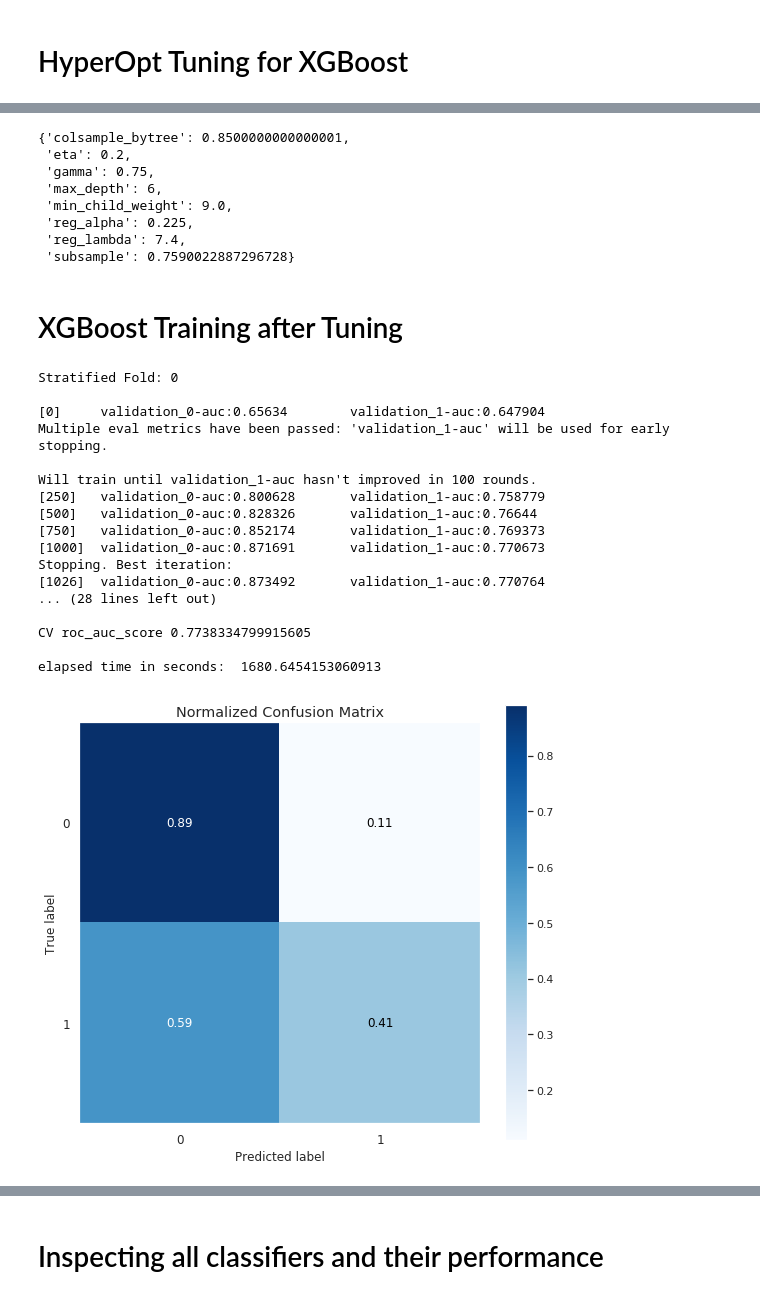
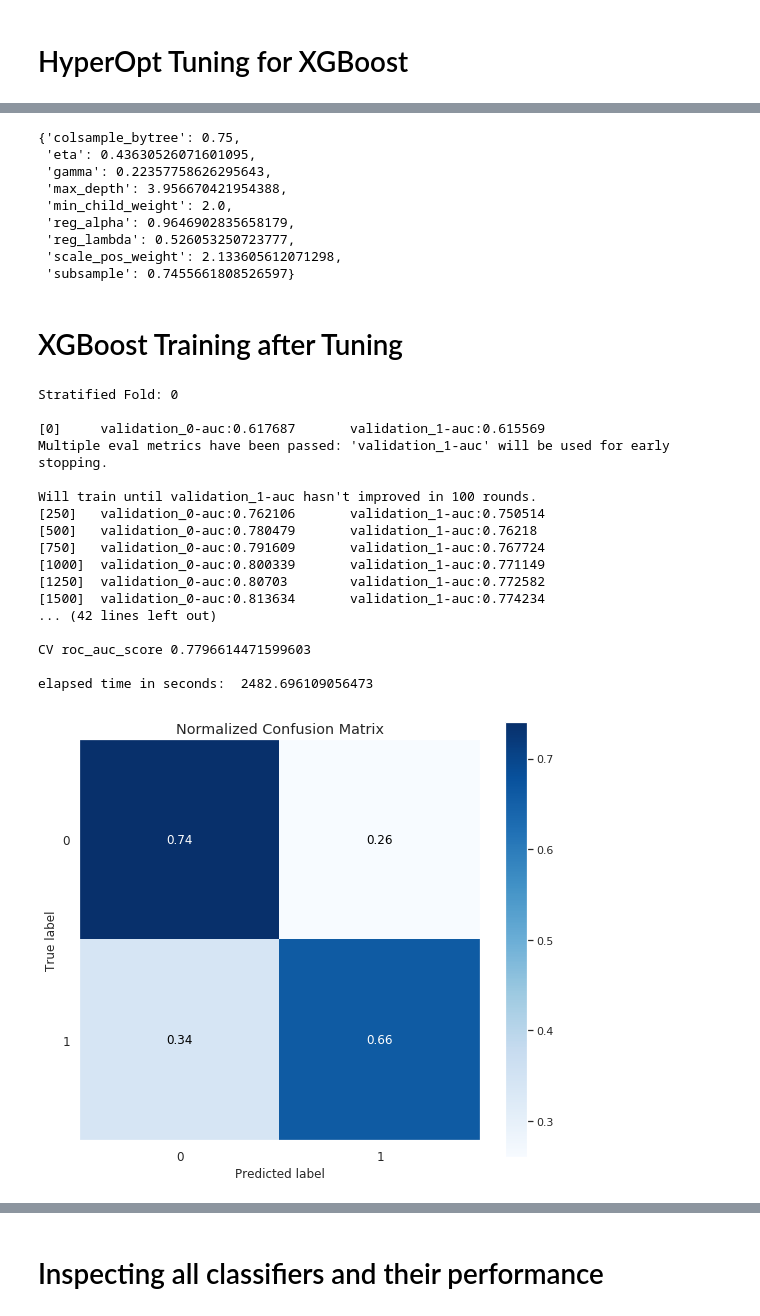
Before and after one commit to praxitelisk/CATegorical-Feature-Encoding-Challenge, a Jupyter notebook: CATegorical-feature-encoding-challenge-eda-xgb.ipynb, the cells around one changed output, grey strips where cells are left out. Drawn from its saved outputs; the diff is of its cells as text; code cells hidden in the pictures.

```diff
--- a/CATegorical-feature-encoding-challenge-eda-xgb.ipynb
+++ b/CATegorical-feature-encoding-challenge-eda-xgb.ipynb
@@ -486,16 +490,19 @@ from hyperopt import hp, fmin, tpe, STATUS_OK, Trials
 
 xtrain, xvalid, ytrain, yvalid = train_test_split(X, y, stratify = y, random_state=42, test_size=0.2)
 
+# https://github.com/hyperopt/hyperopt/wiki/FMin
+
 def objective(space):
 
     clf = xgb.XGBClassifier(n_estimators = 2000,
-                            max_depth = space['max_depth'],
+                            max_depth = int(space['max_depth']),
                             min_child_weight = space['min_child_weight'],
                             subsample = space['subsample'],
                             gamma=space['gamma'],
                             colsample_bytree=space['colsample_bytree'],
                             reg_alpha = space['reg_alpha'],
                             reg_lambda = space['reg_lambda'],
+                            scale_pos_weight = space["scale_pos_weight"],
                             objective= 'binary:logistic',
                             nthread=-1,
                             seed=42)
@@ -504,7 +511,7 @@ def objective(space):
 
     clf.fit(xtrain, ytrain,
             eval_set=eval_set, eval_metric="auc",
-            early_stopping_rounds=100, verbose=200)
+            early_stopping_rounds=100, verbose=100)
 
     pred = clf.predict_proba(xvalid)[:,1]
     auc = roc_auc_score(yvalid, pred)
@@ -512,16 +519,17 @@ def objective(space):
 
     return{'loss':1-auc, 'status': STATUS_OK }
 
-
+# https://xgboost.readthedocs.io/en/latest/parameter.html#parameters-for-tree-booster
 space ={
-        'eta': hp.quniform('eta', 0.025, 0.5, 0.025),
-        'max_depth': hp.choice('max_depth', np.arange(1, 14, dtype=int)),
+        'eta': hp.uniform('eta', 0.025, 0.5),
+        'max_depth': hp.uniform('max_depth', 3, 12),
         'min_child_weight': hp.quniform ('min_child_weight', 1, 10, 1),
         'subsample': hp.uniform ('subsample', 0.5, 1),
-        'gamma': hp.quniform('gamma', 0.5, 1, 0.05),
+        'gamma': hp.uniform('gamma', 0.1, 1),
         'colsample_bytree': hp.quniform('colsample_bytree', 0.5, 1, 0.05),
-        'reg_alpha': hp.quniform ('reg_alpha', 0, 1, 0.025),
-        'reg_lambda': hp.quniform ('reg_lambda', 0, 10, 0.1)
+        'reg_alpha': hp.uniform ('reg_alpha', 0, 1),
+        'reg_lambda': hp.uniform ('reg_lambda', 0, 10),
+        'scale_pos_weight': hp.uniform("scale_pos_weight", 1, np.round(train_df.target.value_counts()[0]/train_df.target.value_counts()[1],5))
     }
 
 
@@ -558,14 +566,15 @@ gc.collect();
 # %%
 best
 # %% [output]
-{'colsample_bytree': 0.8500000000000001,
- 'eta': 0.2,
- 'gamma': 0.75,
- 'max_depth': 6,
- 'min_child_weight': 9.0,
- 'reg_alpha': 0.225,
- 'reg_lambda': 7.4,
- 'subsample': 0.7590022887296728}
+{'colsample_bytree': 0.75,
+ 'eta': 0.43630526071601095,
+ 'gamma': 0.22357758626295643,
+ 'max_depth': 3.956670421954388,
+ 'min_child_weight': 2.0,
+ 'reg_alpha': 0.9646902835658179,
+ 'reg_lambda': 0.526053250723777,
+ 'scale_pos_weight': 2.133605612071298,
+ 'subsample': 0.7455661808526597}
 # %% [markdown]
 # XGBoost Training after Tuning
 # %%
@@ -608,13 +617,14 @@ for train_index, valid_index in folds.split(xtrain, ytrain):
                                            objective= 'binary:logistic',
                                            nthread=-1,
                                            eta = best['eta'],
-                                           max_depth=best['max_depth'],
+                                           max_depth=int(best['max_depth']),
                                            min_child_weight=best['min_child_weight'],
                                            subsample=best['subsample'],
                                            gamma=best['gamma'],
                                            colsample_bytree=best['colsample_bytree'],
                                            reg_alpha = best['reg_alpha'],
                                            reg_lambda = best['reg_lambda'],
+                                           scale_pos_weight = best['scale_pos_weight'],
                                            seed=42)
 
 
@@ -657,41 +667,41 @@ skplt.metrics.plot_roc(yvalid, predictions_probas)
 sns.set(rc={'figure.figsize':(8,8)})
 skplt.metrics.plot_ks_statistic(yvalid, predictions_probas)
 
 sns.set(rc={'figure.figsize':(8,8)})
 skplt.metrics.plot_precision_recall(yvalid, predictions_probas)
 
 sns.set(rc={'figure.figsize':(8,8)})
 skplt.metrics.plot_cumulative_gain(yvalid, predictions_probas)
 
 sns.set(rc={'figure.figsize':(8,8)})
 skplt.metrics.plot_lift_curve(yvalid, predictions_probas)
 
 sns.set(rc={'figure.figsize':(12, 38)})
 xgb.plot_importance(clf_stra_xgb, title='Feature importance', xlabel='F score', ylabel='Features')
 
 clf_stats_df = clf_stats_df.append({"clf_name": "clf_tuned_xgb",
                      "F1-score":f1_score(yvalid, predictions, average = "macro"),
                      "auc-score": roc_auc_score(yvalid, predictions_probas_list[:,1], average = "macro")}, ignore_index=True)
 
 print()
 import gc
 gc.collect();
 # %% [output]
 Stratified Fold: 0
 
-[0]     validation_0-auc:0.65634        validation_1-auc:0.647904
+[0]     validation_0-auc:0.617687       validation_1-auc:0.615569
 Multiple eval metrics have been passed: 'validation_1-auc' will be used for early stopping.
 
 Will train until validation_1-auc hasn't improved in 100 rounds.
-[250]   validation_0-auc:0.800628       validation_1-auc:0.758779
-[500]   validation_0-auc:0.828326       validation_1-auc:0.76644
-[750]   validation_0-auc:0.852174       validation_1-auc:0.769373
-[1000]  validation_0-auc:0.871691       validation_1-auc:0.770673
-Stopping. Best iteration:
-[1026]  validation_0-auc:0.873492       validation_1-auc:0.770764
-... (28 lines left out)
+[250]   validation_0-auc:0.762106       validation_1-auc:0.750514
+[500]   validation_0-auc:0.780479       validation_1-auc:0.76218
+[750]   validation_0-auc:0.791609       validation_1-auc:0.767724
+[1000]  validation_0-auc:0.800339       validation_1-auc:0.771149
+[1250]  validation_0-auc:0.80703        validation_1-auc:0.772582
+[1500]  validation_0-auc:0.813634       validation_1-auc:0.774234
+... (42 lines left out)
 
-CV roc_auc_score 0.7738334799915605
+CV roc_auc_score 0.7796614471599603
 
-elapsed time in seconds:  1680.6454153060913
+elapsed time in seconds:  2482.696109056473
-[figure, old version]
+[figure, new version]
```
Also changed, not shown: parts of 7 cells of this notebook.
